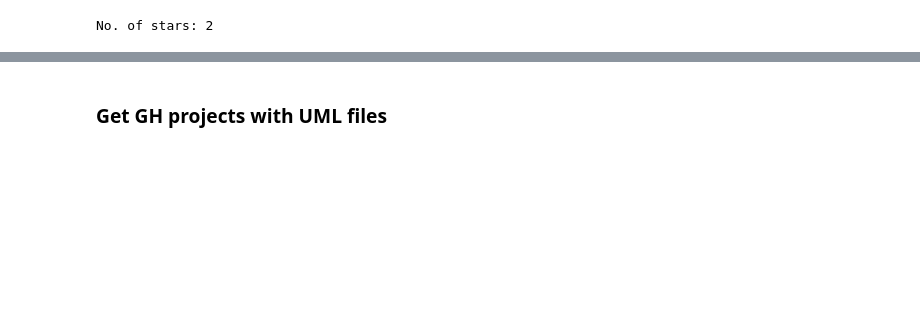
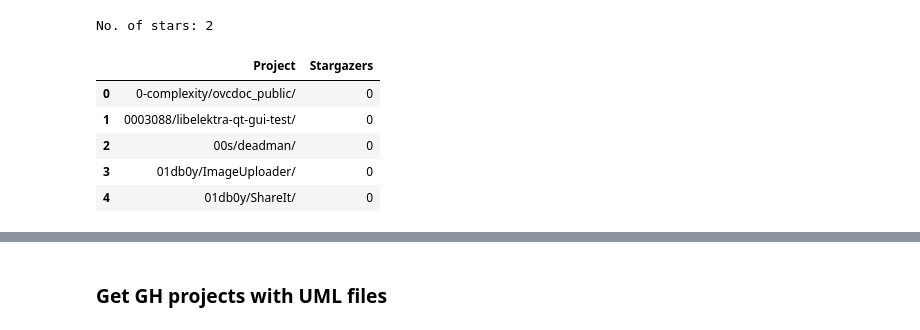
Before and after one commit to zakipauzi/uml_code_traceability, a Jupyter notebook: get_repos.ipynb, the cells around one changed output, grey strips where cells are left out. Saved outputs shown, nothing was run; the diff lists cells and outputs as text; code cells hidden in the pictures; blank space fills up the shorter version.

```diff
--- a/get_repos.ipynb
+++ b/get_repos.ipynb
@@ -22,2 +59,24 @@ print(f"No. of stars: {get_star_count('zakipauzi/concept-domain-coverage')}")
 # %% [output]
 No. of stars: 2
+# %%
+from concurrent.futures import ThreadPoolExecutor
+
+tqdm.pandas()
+
+def add_stargazers_count(df):
+    def fetch_star_count(repo):
+        return get_star_count(repo[:-1])
+
+    with ThreadPoolExecutor(max_workers=50) as executor:
+        df['Stargazers'] = list(tqdm(executor.map(fetch_star_count, df['Project']), total=len(df['Project'])))
+    return df
+# %%
+full_repo_df_with_stars = add_stargazers_count(full_repo_df)
+full_repo_df_with_stars.head()
+# %% [output]
+|  | Project | Stargazers |
+| 0 | 0-complexity/ovcdoc_public/ | 0 |
+| 1 | 0003088/libelektra-qt-gui-test/ | 0 |
+| 2 | 00s/deadman/ | 0 |
+| 3 | 01db0y/ImageUploader/ | 0 |
+| 4 | 01db0y/ShareIt/ | 0 |
```
Also changed, not shown: parts of 10 cells of this notebook, 1 other file.
